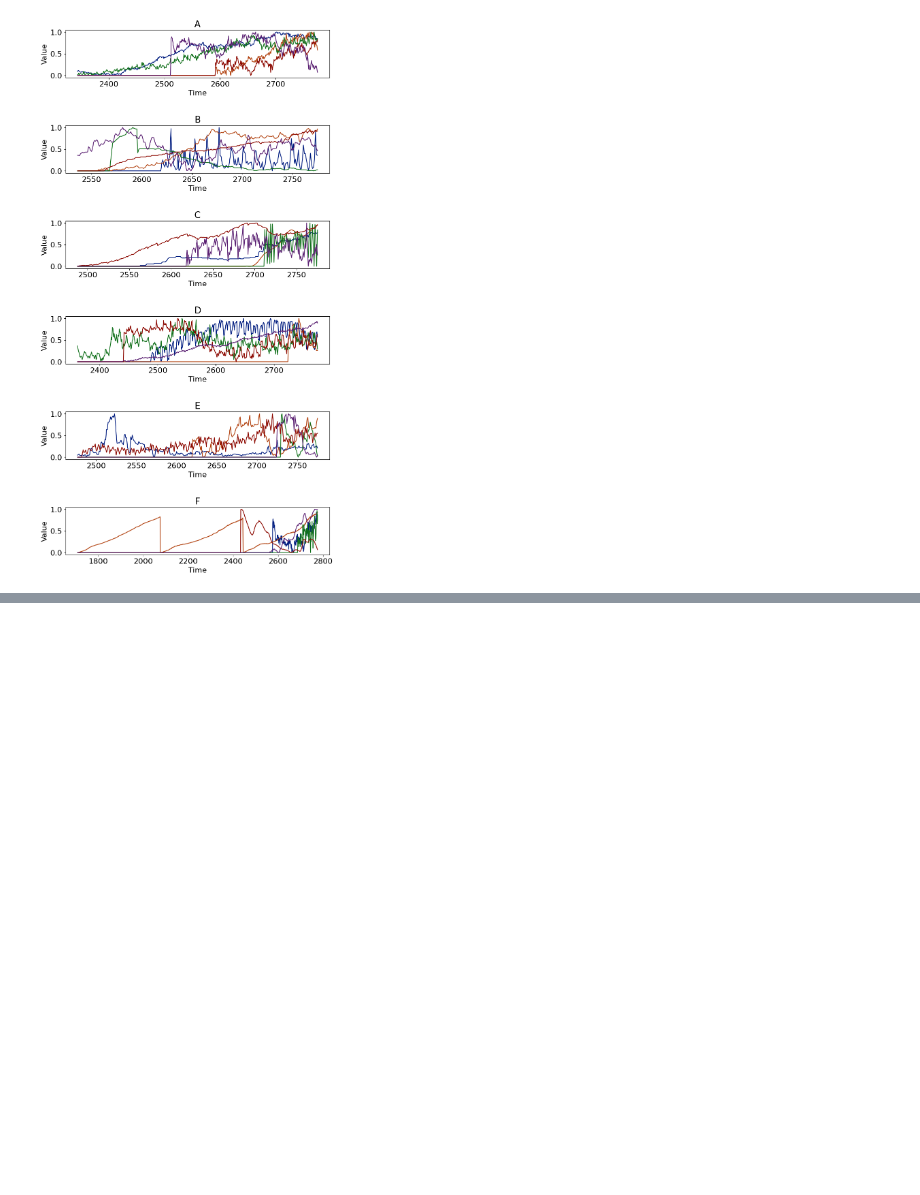
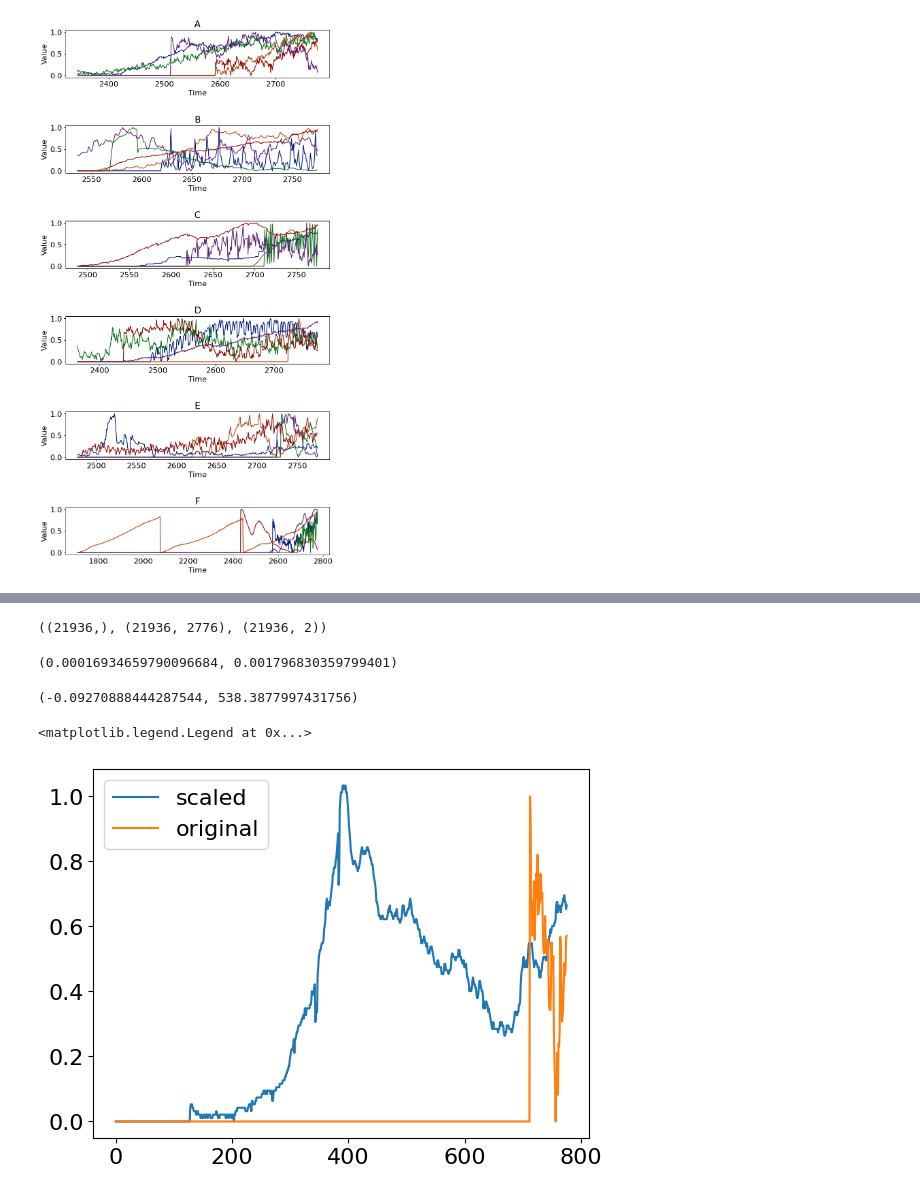
Before and after one commit to 3nricoMarinelli/Challenge2-AN2DL-TOTTI_ROBOT, a Jupyter notebook: main.ipynb, the cells around one changed output, grey strips where cells are left out. Saved outputs shown, nothing was run; the diff lists cells and outputs as text; code cells hidden in the pictures; blank space fills up the shorter version.

```diff
--- a/main.ipynb
+++ b/main.ipynb
@@ -87,0 +88,39 @@ training_dataset[0].shape, valid_dataset.shape, test_dataset.shape
+# %%
+cleaned_data, cleaned_categories, cleaned_valid_periods = clean_data(training_data)
+
+cleaned_categories.shape, cleaned_data.shape, cleaned_valid_periods.shape
+# %% [output]
+((21936,), (21936, 2776), (21936, 2))
+# %%
+# Compute the IQR and the median of the selected time series
+my_iqr = iqr(cleaned_data, axis=1)
+med = np.median(cleaned_data, axis=1)
+mean_med = np.mean(med)
+mean_iqr = np.mean(my_iqr)
+mean_med, mean_iqr
+# %% [output]
+(0.00016934659790096684, 0.001796830359799401)
+# %%
+# Apply the Robust Scaler formula to the data set composed with the selected time series
+# The formula is given as: X = (X - median) / IQR
+cleaned_data = (cleaned_data - mean_med) / mean_iqr
+# %%
+# Compute the lowest and higher feature values of the new scaled dataset
+x_min = np.min(cleaned_data,axis=1)
+x_max = np.max(cleaned_data,axis=1)
+np.mean(x_min), np.mean(x_max)
+# %% [output]
+(-0.09270888444287544, 538.3877997431756)
+# %%
+# Apply the MinMax scaler formula the the already scaled dataset through the robust scaler
+# The formula is given as: X = (X - Xmin) / (Xmax - Xmin)
+cleaned_data = (cleaned_data - np.mean(x_min)) / (np.mean(x_max) - np.mean(x_min))
+# %%
+# Compare the plot of the time serie belonging to the originalk dataset with respect to the
+# new scaled version
+plt.plot(cleaned_data[3][2000:], label = 'scaled')
+plt.plot(training_data[3][2000:], label = 'original')
+plt.legend()
+# %% [output]
+<matplotlib.legend.Legend at 0x...>
+[figure, added]
```
Also changed, not shown: parts of 27 cells of this notebook.
